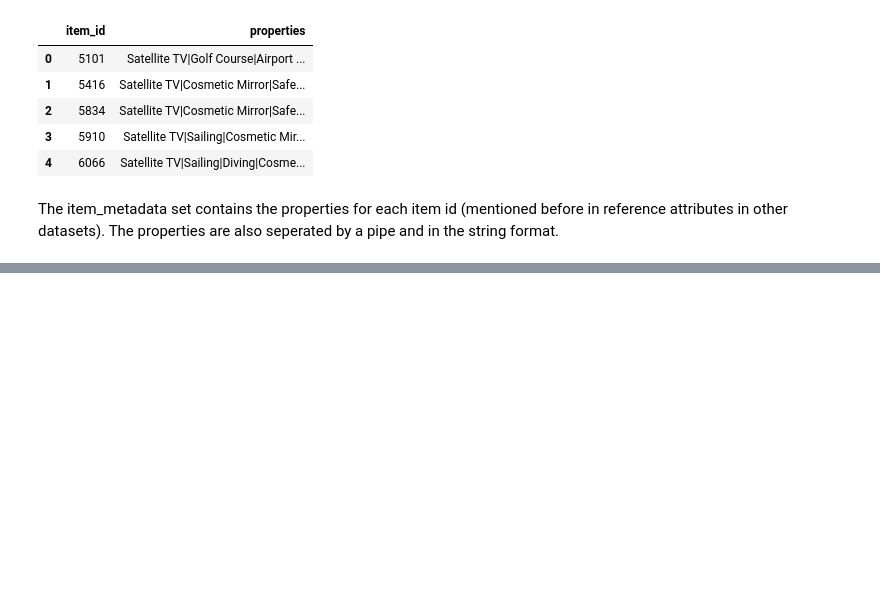
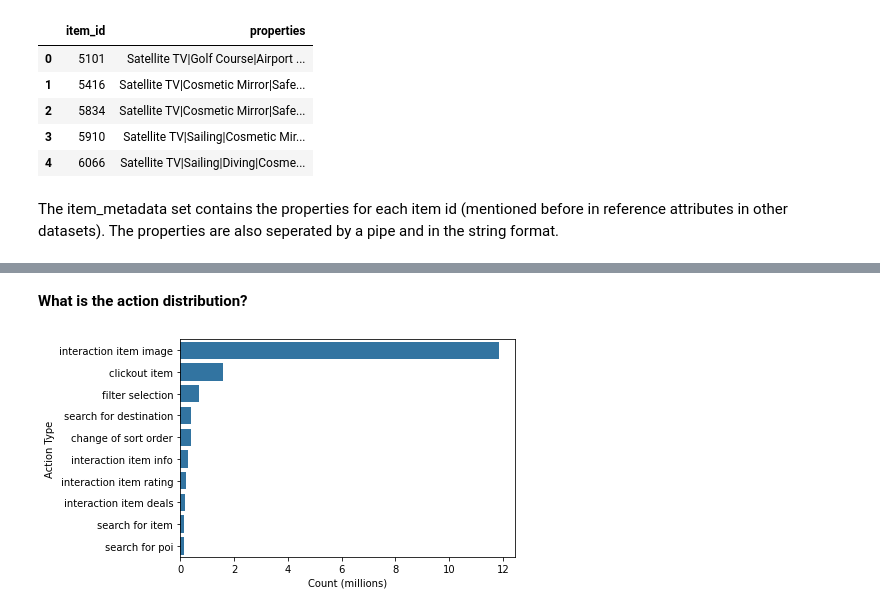
Before and after one commit to ZeyadSabbah/TrivagoRecommenderSystem, a Jupyter notebook: UdacityEDA.ipynb, the cells around one changed output, grey strips where cells are left out. Drawn from its saved outputs; the diff is of its cells as text; code cells hidden in the pictures; blank space fills up the shorter version.

```diff
--- a/UdacityEDA.ipynb
+++ b/UdacityEDA.ipynb
@@ -141,0 +275,14 @@ The item_metadata set contains the properties for each item id (mentioned before
+# %% [markdown]
+**What is the action distribution?**
+# %%
+action_type_order = train.action_type.value_counts().index
+base_color = sns.color_palette()[0]
+sns.countplot(data=train, y='action_type', color=base_color, order=action_type_order)
+x_locs = [0, 0.2e7, 0.4e7, 0.6e7, 0.8e7, 1e7, 1.2e7]
+x_labels = ['0', '2', '4', '6', '8', '10', '12']
+plt.xlabel('Count (millions)')
+plt.ylabel('Action Type')
+plt.xticks(x_locs, x_labels)
+plt.show()
+# %% [output]
+[figure, added]
```
Also changed, not shown: parts of 40 cells of this notebook.
